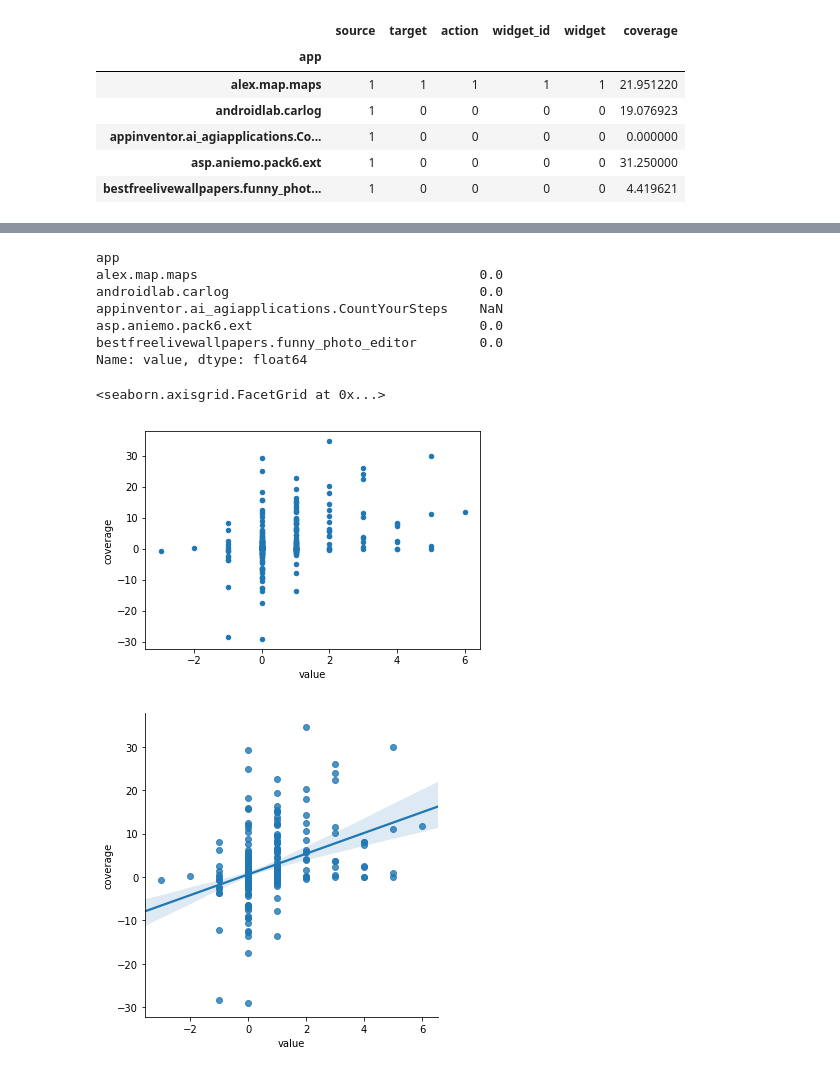
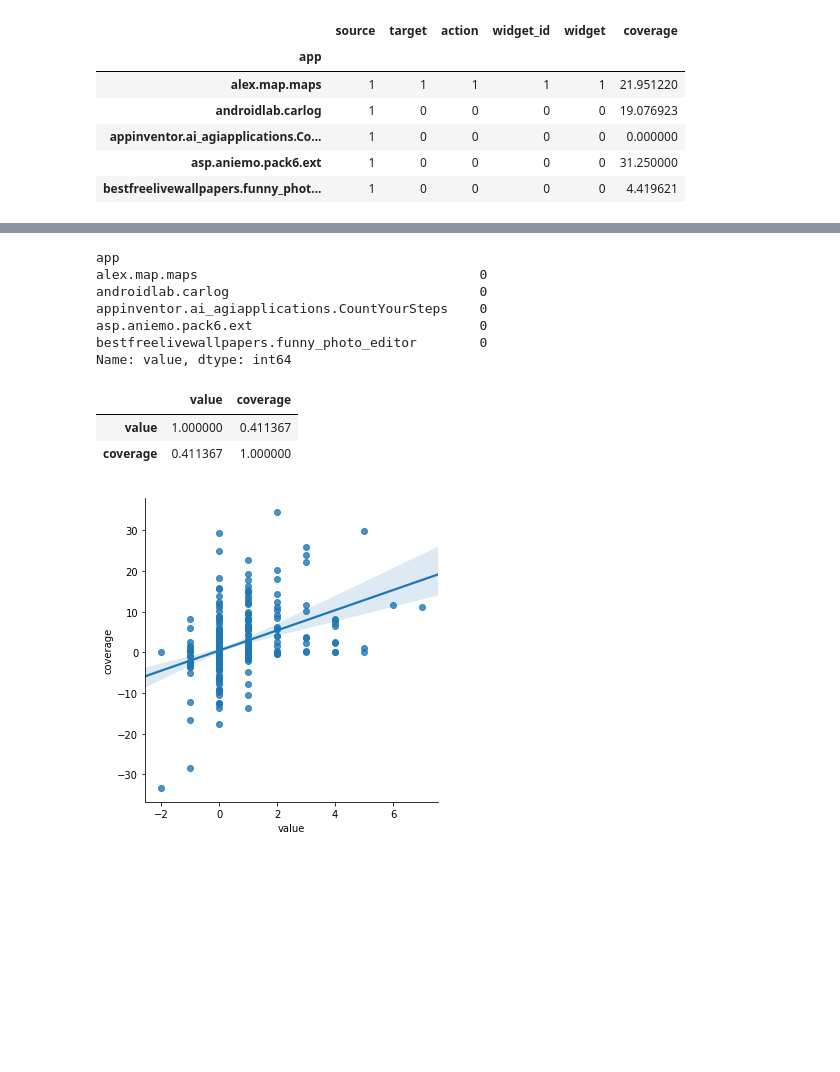
Before and after one commit to sangamk/IncubatorDataAnalyser, a Jupyter notebook: notebooks/GraphCoverage.ipynb, the cells around one changed output, grey strips where cells are left out. Cells and saved outputs as stored; diff of their text form; code cells hidden in the pictures; blank space fills up the shorter version.

```diff
--- a/notebooks/GraphCoverage.ipynb
+++ b/notebooks/GraphCoverage.ipynb
@@ -43,8 +50,10 @@ test_graph_df.groupby(["strategy", "app"]).count().head()
 |  | asp.aniemo.pack6.ext | 1 | 0 | 0 | 0 | 0 |
 |  | bestfreelivewallpapers.funny_phot... | 1 | 0 | 0 | 0 | 0 |
 # %%
-valid_test_graph = test_graph_df[(test_graph_df.source != "com.google.android.gms.ads.AdActivity") &
-                                 (test_graph_df.target != "com.google.android.gms.ads.AdActivity")]
+# valid_test_graph = test_graph_df[(test_graph_df.source != "com.google.android.gms.ads.AdActivity") &
+#                                  (test_graph_df.target != "com.google.android.gms.ads.AdActivity")]
+valid_test_graph = test_graph_df.replace("com.google.android.gms.ads.AdActivity", np.nan)
+
 valid_test_graph.groupby(["strategy", "app"]).count().head()
 # valid_test_graph.drop_duplicates().groupby(["strategy", "app"]).count().head()
 # %% [output]
@@ -125,7 +134,10 @@ random_coverage_with_test_graph = coverage_with_test_graph[(coverage_with_test_g
 systematic_coverage_with_test_graph = coverage_with_test_graph[(coverage_with_test_graph.strategy == "systematic")].drop('strategy', 1).set_index('app')
 
 diff_in_coverage_per_app = random_coverage_with_test_graph['coverage'] - systematic_coverage_with_test_graph['coverage']
-diff_in_coverage_per_app.to_frame().head()
+diff_in_coverage_per_app = diff_in_coverage_per_app.to_frame()
+diff_in_coverage_per_app.head()
+
+# diff_in_coverage_per_app[diff_in_coverage_per_app.isnull().any(axis=1)]
 # %% [output]
 |  | coverage |
 | app |  |
@@ -242,18 +212,19 @@ diff_in_unique_screens = ran_n.groupby(['app']).value.nunique() - sys_n.groupby(
 diff_in_unique_screens.head()
 # %% [output]
 app
-alex.map.maps                                    0.0
-androidlab.carlog                                0.0
-appinventor.ai_agiapplications.CountYourSteps    NaN
-asp.aniemo.pack6.ext                             0.0
-bestfreelivewallpapers.funny_photo_editor        0.0
-Name: value, dtype: float64
+alex.map.maps                                    0
+androidlab.carlog                                0
+appinventor.ai_agiapplications.CountYourSteps    0
+asp.aniemo.pack6.ext                             0
+bestfreelivewallpapers.funny_photo_editor        0
+Name: value, dtype: int64
 # %%
-diff_result = pd.concat([diff_in_unique_screens.to_frame(), diff_in_coverage_per_app.to_frame()], axis=1, sort=False)
+diff_result = pd.concat([diff_in_unique_screens.to_frame(), diff_in_coverage_per_app], axis=1, sort=False)
 diff_result.head()
-diff_result.plot.scatter(x='value', y='coverage')
-sns.lmplot(x='value', y='coverage', data=diff_result, fit_reg=True)
+sns.lmplot(x='value', y='coverage', data=diff_result.dropna(how='any'), fit_reg=True)
+diff_result.dropna(how='any').corr()
 # %% [output]
-<seaborn.axisgrid.FacetGrid at 0x...>
+|  | value | coverage |
+| value | 1.000000 | 0.411367 |
+| coverage | 0.411367 | 1.000000 |
-[figure, old version]
+[figure, new version]
-[figure, removed]
```
Also changed, not shown: parts of 22 cells of this notebook, 5 other files.
